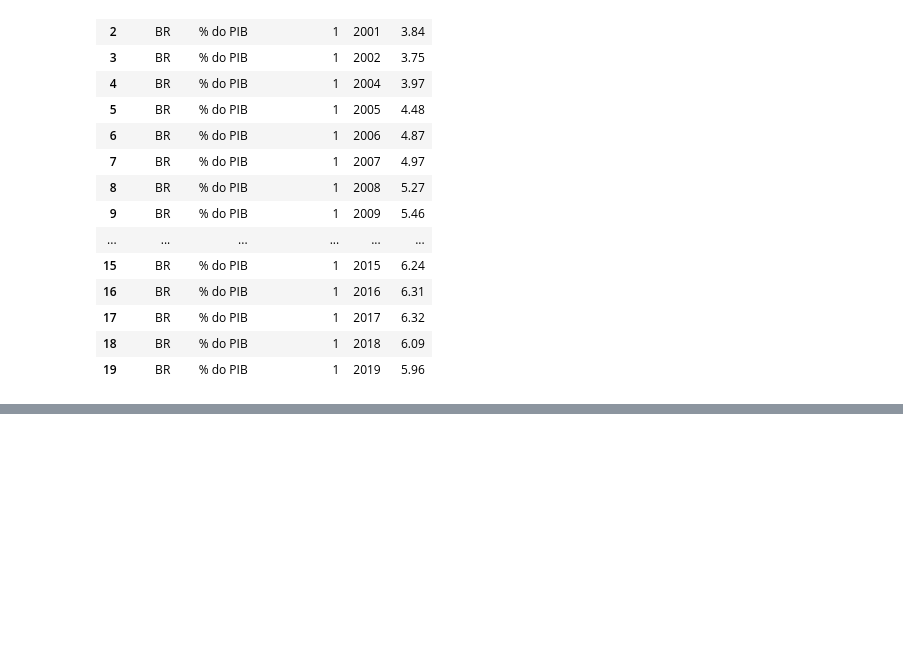
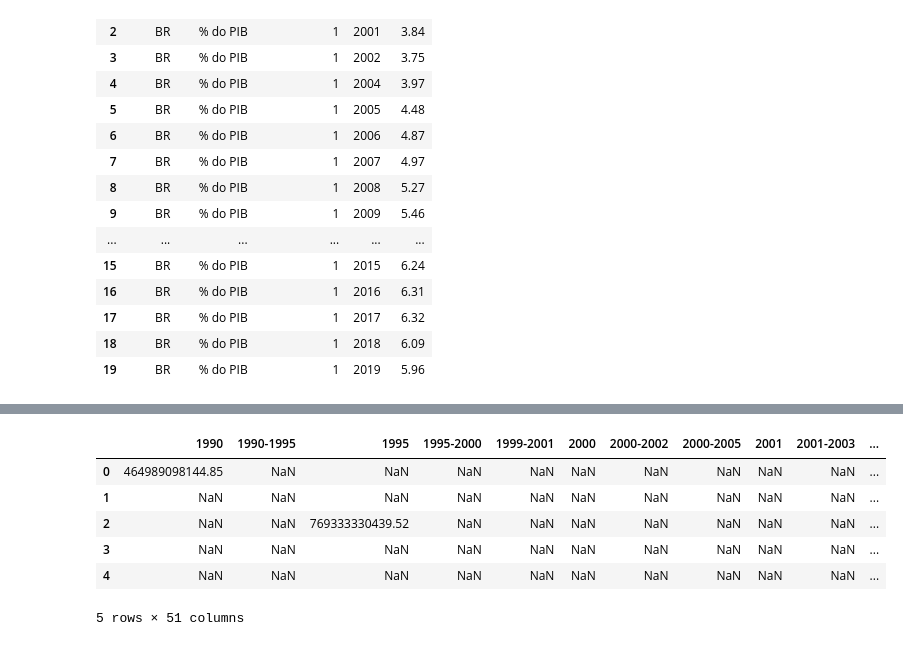
Before and after one commit to MateusCoppi/brasil_education_spending, a Jupyter notebook: etl.ipynb, the cells around one changed output, grey strips where cells are left out. Drawn from its saved outputs; the diff is of its cells as text; code cells hidden in the pictures; blank space fills up the shorter version.

Commit message:
Extraido os dados do PIB da API do IBGE e transformado em DataFrame

```diff
--- a/etl.ipynb
+++ b/etl.ipynb
@@ -138,0 +141,3 @@ df
+# %%
+pib = get_api_ibge('BR', 77827)
+pib
@@ -138,0 +163,3 @@ df
+# %%
+dados_pib = pib[0]['series'][0]['serie'][1:]
+dados_pib
@@ -138,0 +184,11 @@ df
+# %%
+df_pib = pd.DataFrame(dados_pib)
+df_pib.head()
+# %% [output]
+|  | 1990 | 1990-1995 | 1995 | 1995-2000 | 1999-2001 | 2000 | 2000-2002 | 2000-2005 | 2001 | 2001-2003 | ... |
+| 0 | 464989098144.85 | NaN | NaN | NaN | NaN | NaN | NaN | NaN | NaN | NaN | ... |
+| 1 | NaN | NaN | NaN | NaN | NaN | NaN | NaN | NaN | NaN | NaN | ... |
+| 2 | NaN | NaN | 769333330439.52 | NaN | NaN | NaN | NaN | NaN | NaN | NaN | ... |
+| 3 | NaN | NaN | NaN | NaN | NaN | NaN | NaN | NaN | NaN | NaN | ... |
+| 4 | NaN | NaN | NaN | NaN | NaN | NaN | NaN | NaN | NaN | NaN | ... |
+5 rows × 51 columns
```
Also changed, not shown: parts of 5 cells of this notebook, 1 other file.
